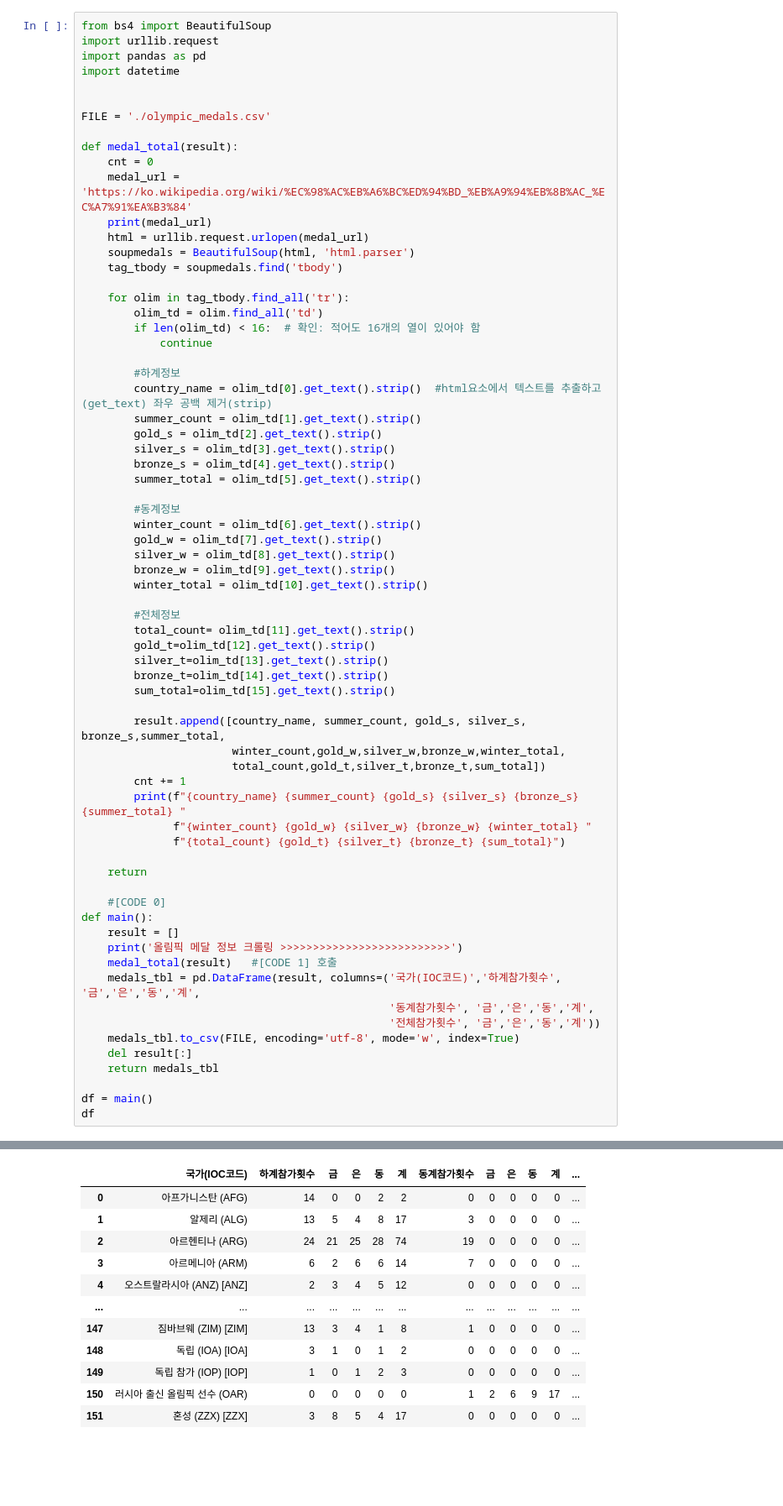
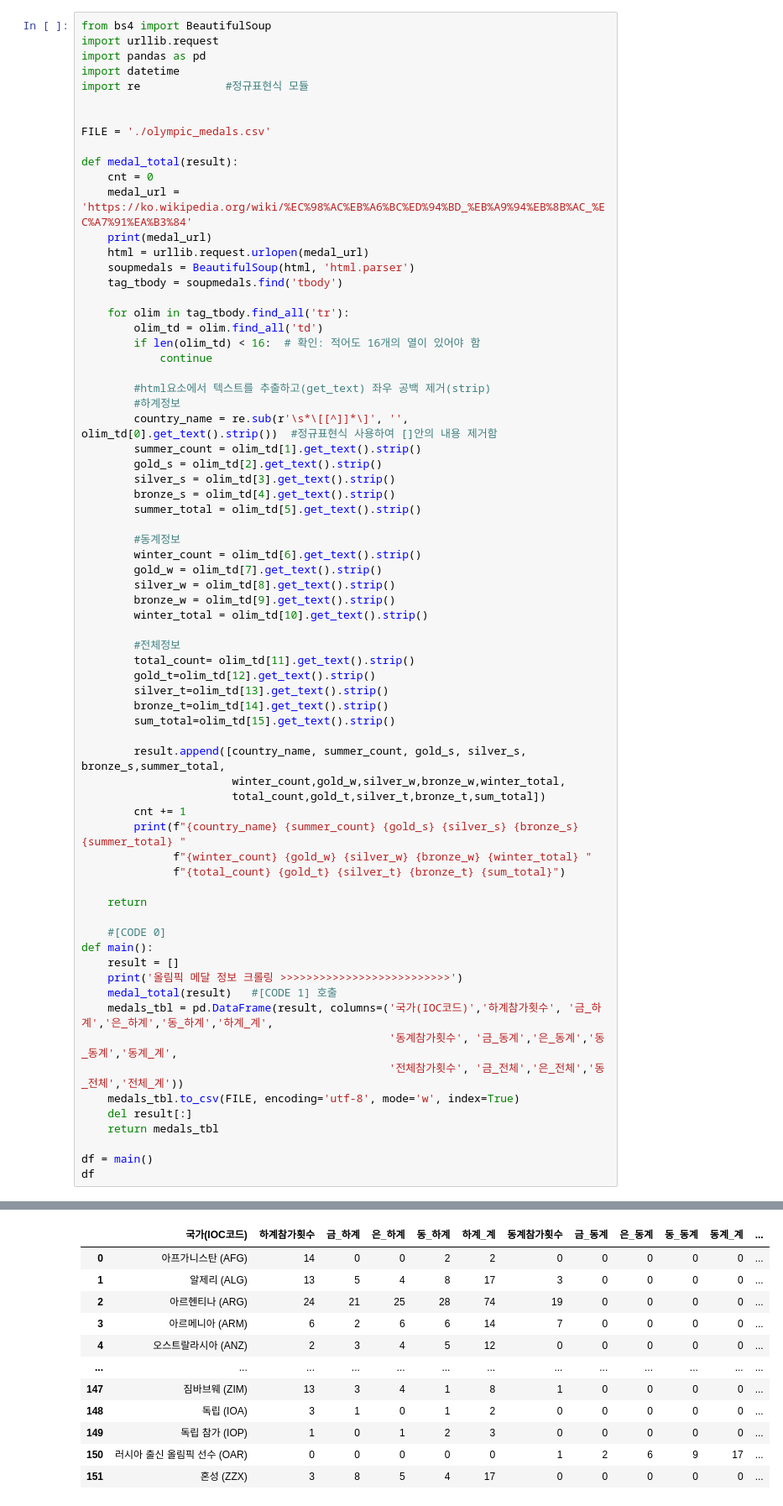
Before and after one commit to ParkGeunHae/miniproject2, a Jupyter notebook: 올림픽메달집계.ipynb, the cells around one changed output, grey strips where cells are left out. Shown at 84% size. Saved outputs shown, nothing was run; the diff lists cells and outputs as text; blank space fills up the shorter version.

```diff
--- a/올림픽메달집계.ipynb
+++ b/올림픽메달집계.ipynb
@@ -5,6 +37,7 @@ from bs4 import BeautifulSoup
 import urllib.request
 import pandas as pd
 import datetime
+import re             #정규표현식 모듈
 
 
 FILE = './olympic_medals.csv'
@@ -22,8 +55,9 @@ def medal_total(result):
         if len(olim_td) < 16:  # 확인: 적어도 16개의 열이 있어야 함
             continue
 
+        #html요소에서 텍스트를 추출하고(get_text) 좌우 공백 제거(strip)
         #하계정보
-        country_name = olim_td[0].get_text().strip()  #html요소에서 텍스트를 추출하고(get_text) 좌우 공백 제거(strip)
+        country_name = re.sub(r'\s*\[[^]]*\]', '', olim_td[0].get_text().strip())  #정규표현식 사용하여 []안의 내용 제거함
         summer_count = olim_td[1].get_text().strip()
         gold_s = olim_td[2].get_text().strip()
         silver_s = olim_td[3].get_text().strip()
@@ -59,9 +93,9 @@ def main():
     result = []
     print('올림픽 메달 정보 크롤링 >>>>>>>>>>>>>>>>>>>>>>>>>>')
     medal_total(result)   #[CODE 1] 호출
-    medals_tbl = pd.DataFrame(result, columns=('국가(IOC코드)','하계참가횟수', '금','은','동','계',
-                                               '동계참가횟수', '금','은','동','계',
-                                               '전체참가횟수', '금','은','동','계'))
+    medals_tbl = pd.DataFrame(result, columns=('국가(IOC코드)','하계참가횟수', '금_하계','은_하계','동_하계','하계_계',
+                                               '동계참가횟수', '금_동계','은_동계','동_동계','동계_계',
+                                               '전체참가횟수', '금_전체','은_전체','동_전체','전체_계'))
     medals_tbl.to_csv(FILE, encoding='utf-8', mode='w', index=True)
     del result[:]
     return medals_tbl
@@ -89,13 +123,13 @@ https://ko.wikipedia.org/wiki/%EC%98%AC%EB%A6%BC%ED%94%BD_%EB%A9%94%EB%8B%AC_%EC
-|  | 국가(IOC코드) | 하계참가횟수 | 금 | 은 | 동 | 계 | 동계참가횟수 | 금 | 은 | 동 | 계 | ... |
+|  | 국가(IOC코드) | 하계참가횟수 | 금_하계 | 은_하계 | 동_하계 | 하계_계 | 동계참가횟수 | 금_동계 | 은_동계 | 동_동계 | 동계_계 | ... |
 | 0 | 아프가니스탄 (AFG) | 14 | 0 | 0 | 2 | 2 | 0 | 0 | 0 | 0 | 0 | ... |
 | 1 | 알제리 (ALG) | 13 | 5 | 4 | 8 | 17 | 3 | 0 | 0 | 0 | 0 | ... |
 | 2 | 아르헨티나 (ARG) | 24 | 21 | 25 | 28 | 74 | 19 | 0 | 0 | 0 | 0 | ... |
 | 3 | 아르메니아 (ARM) | 6 | 2 | 6 | 6 | 14 | 7 | 0 | 0 | 0 | 0 | ... |
-| 4 | 오스트랄라시아 (ANZ) [ANZ] | 2 | 3 | 4 | 5 | 12 | 0 | 0 | 0 | 0 | 0 | ... |
+| 4 | 오스트랄라시아 (ANZ) | 2 | 3 | 4 | 5 | 12 | 0 | 0 | 0 | 0 | 0 | ... |
 | ... | ... | ... | ... | ... | ... | ... | ... | ... | ... | ... | ... | ... |
-| 147 | 짐바브웨 (ZIM) [ZIM] | 13 | 3 | 4 | 1 | 8 | 1 | 0 | 0 | 0 | 0 | ... |
-| 148 | 독립 (IOA) [IOA] | 3 | 1 | 0 | 1 | 2 | 0 | 0 | 0 | 0 | 0 | ... |
-| 149 | 독립 참가 (IOP) [IOP] | 1 | 0 | 1 | 2 | 3 | 0 | 0 | 0 | 0 | 0 | ... |
+| 147 | 짐바브웨 (ZIM) | 13 | 3 | 4 | 1 | 8 | 1 | 0 | 0 | 0 | 0 | ... |
+| 148 | 독립 (IOA) | 3 | 1 | 0 | 1 | 2 | 0 | 0 | 0 | 0 | 0 | ... |
+| 149 | 독립 참가 (IOP) | 1 | 0 | 1 | 2 | 3 | 0 | 0 | 0 | 0 | 0 | ... |
 | 150 | 러시아 출신 올림픽 선수 (OAR) | 0 | 0 | 0 | 0 | 0 | 1 | 2 | 6 | 9 | 17 | ... |
-| 151 | 혼성 (ZZX) [ZZX] | 3 | 8 | 5 | 4 | 17 | 0 | 0 | 0 | 0 | 0 | ... |
+| 151 | 혼성 (ZZX) | 3 | 8 | 5 | 4 | 17 | 0 | 0 | 0 | 0 | 0 | ... |
 152 rows × 16 columns
```
Also changed, not shown: parts of 7 cells of this notebook.
